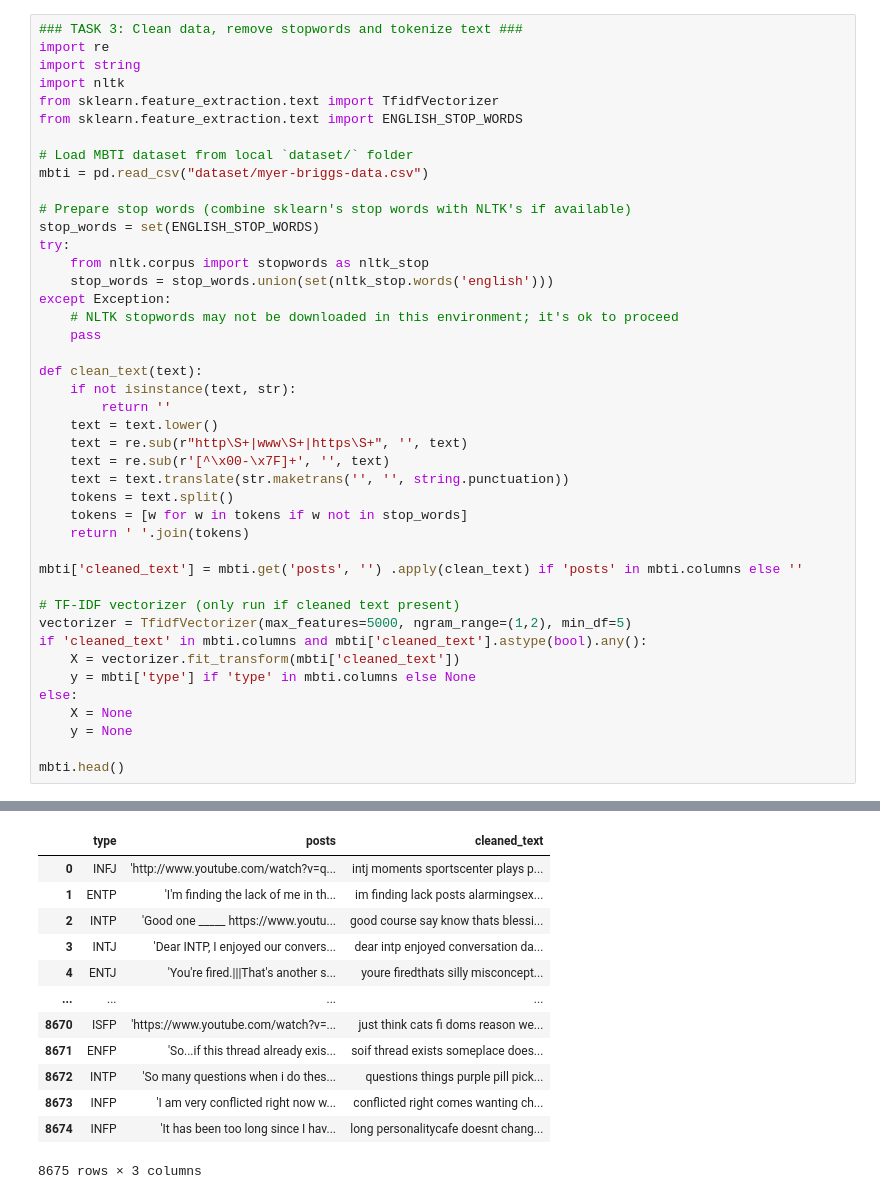
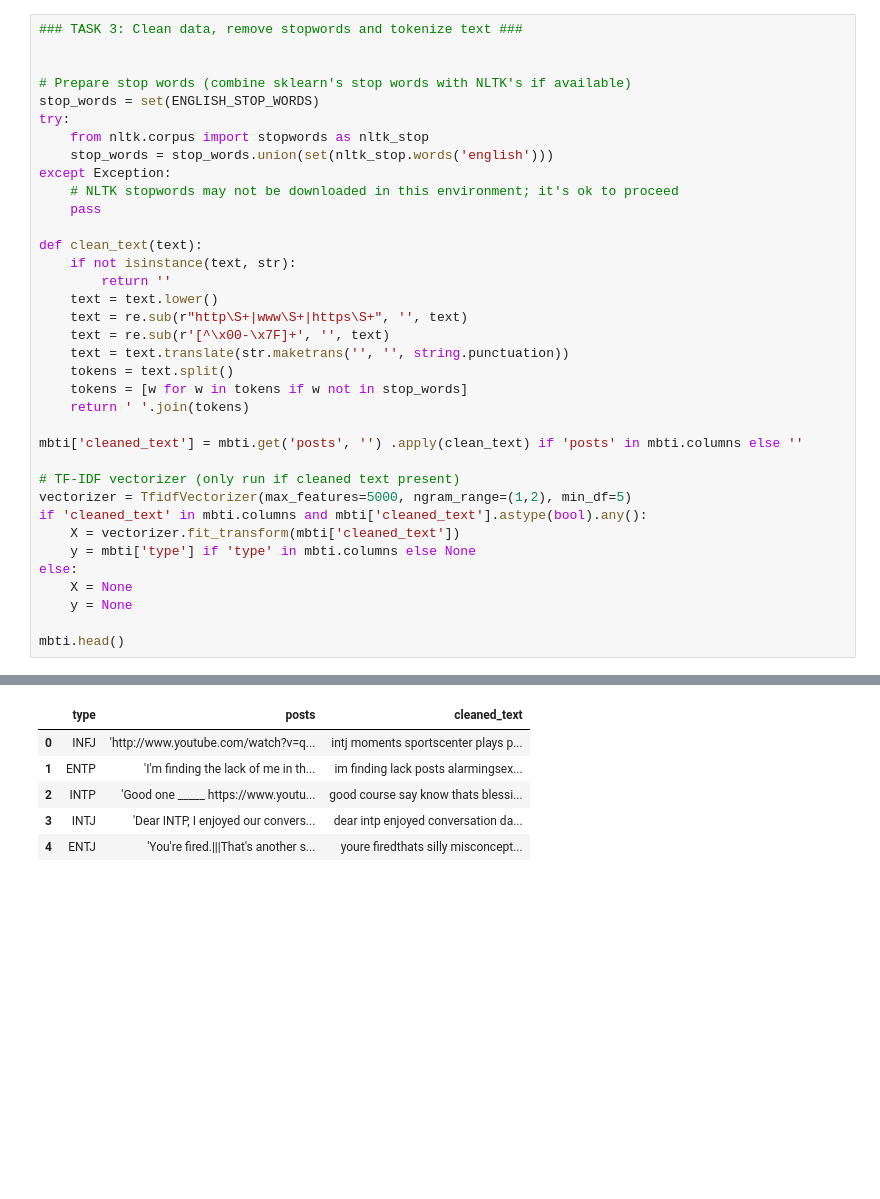
Before and after one commit to Break-Through-Tech-AI-Studio/AI-Project-CariCon-2A, a Jupyter notebook: Caricon_2A_Milestone_1_Workspace.ipynb, the cells around one changed output, grey strips where cells are left out. Saved outputs shown, nothing was run; the diff lists cells and outputs as text; blank space fills up the shorter version.

```diff
--- a/Caricon_2A_Milestone_1_Workspace.ipynb
+++ b/Caricon_2A_Milestone_1_Workspace.ipynb
@@ -146,13 +192,6 @@ NameError: name 'mbti' is not defined
 # %%
 ### TASK 3: Clean data, remove stopwords and tokenize text ###
-import re
-import string
-import nltk
-from sklearn.feature_extraction.text import TfidfVectorizer
-from sklearn.feature_extraction.text import ENGLISH_STOP_WORDS
 
-# Load MBTI dataset from local `dataset/` folder
-mbti = pd.read_csv("dataset/myer-briggs-data.csv")
 
 # Prepare stop words (combine sklearn's stop words with NLTK's if available)
 stop_words = set(ENGLISH_STOP_WORDS)
@@ -195,13 +229,6 @@ Drive already mounted at /content/drive; to attempt to forcibly remount, call dr
 |  | type | posts | cleaned_text |
 | 0 | INFJ | 'http://www.youtube.com/watch?v=q... | intj moments sportscenter plays p... |
 | 1 | ENTP | 'I'm finding the lack of me in th... | im finding lack posts alarmingsex... |
 | 2 | INTP | 'Good one _____ https://www.youtu... | good course say know thats blessi... |
 | 3 | INTJ | 'Dear INTP, I enjoyed our convers... | dear intp enjoyed conversation da... |
 | 4 | ENTJ | 'You're fired.|||That's another s... | youre firedthats silly misconcept... |
-| ... | ... | ... | ... |
-| 8670 | ISFP | 'https://www.youtube.com/watch?v=... | just think cats fi doms reason we... |
-| 8671 | ENFP | 'So...if this thread already exis... | soif thread exists someplace does... |
-| 8672 | INTP | 'So many questions when i do thes... | questions things purple pill pick... |
-| 8673 | INFP | 'I am very conflicted right now w... | conflicted right comes wanting ch... |
-| 8674 | INFP | 'It has been too long since I hav... | long personalitycafe doesnt chang... |
-8675 rows × 3 columns
```
Also changed, not shown: parts of 6 cells of this notebook, 3 other files.
